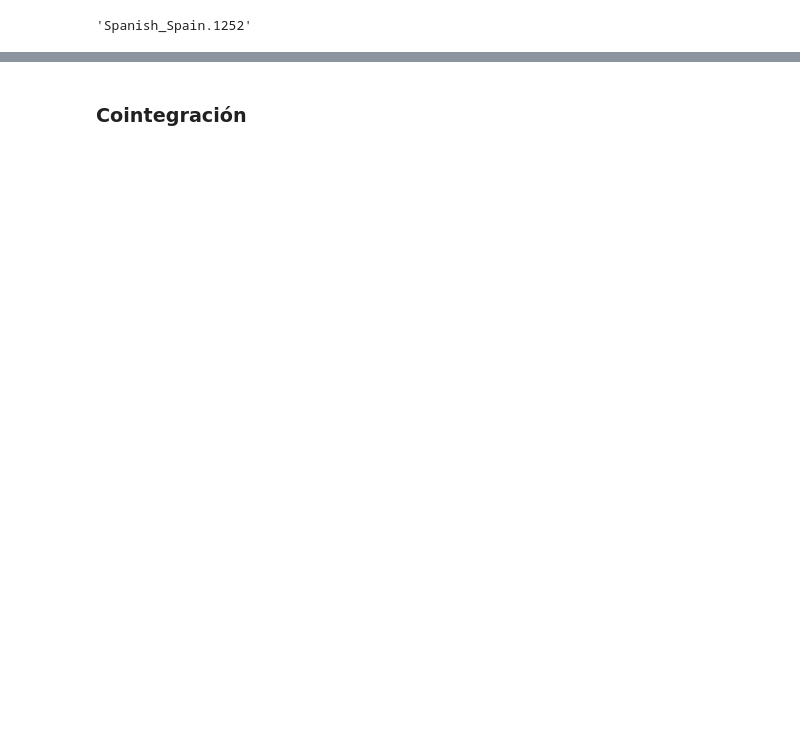
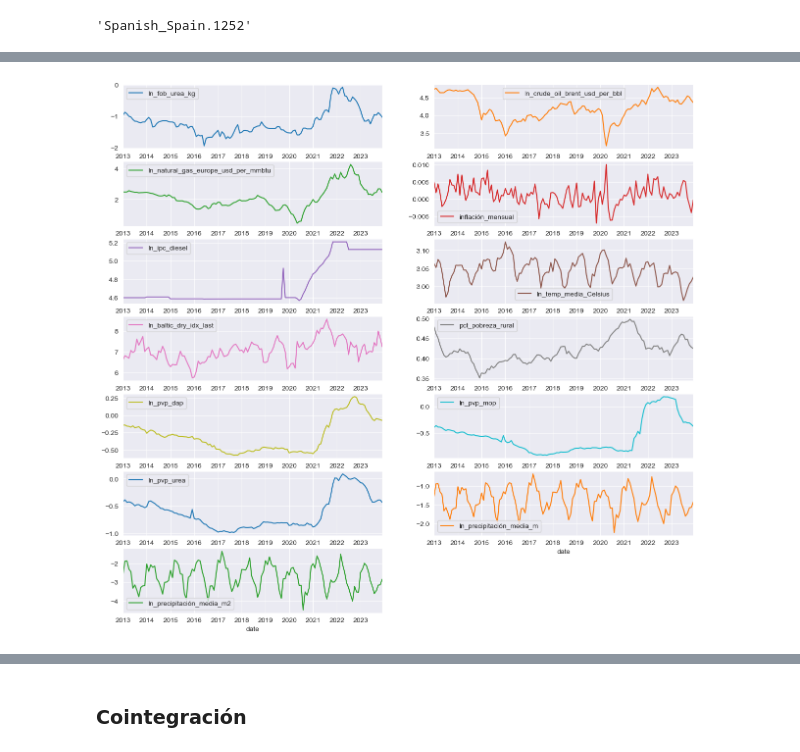
Before and after one commit to IFTrejoM/time-series-fertilizer-price-predictor, a Jupyter notebook: modelo_regresión.ipynb, the cells around one changed output, grey strips where cells are left out. Saved outputs shown, nothing was run; the diff lists cells and outputs as text; code cells hidden in the pictures; blank space fills up the shorter version.

```diff
--- a/modelo_regresión.ipynb
+++ b/modelo_regresión.ipynb
@@ -41,0 +46,8 @@ memory usage: 14.4 KB
+# %%
+df_sin_na = df_sin_na.rename(
+    columns={
+        "fosfato diamónico 18-46-0":"pvp_dap",
+        "muriato de potasio 0-0-60":"pvp_mop",
+        "urea 46-0-0":"pvp_urea"
+        }
+    )
@@ -42 +156,13 @@ memory usage: 14.4 KB
+# %%
+num_de_filas = ((ln_data.shape[1] + 1) // 2)
+
+ln_data.plot(
+    subplots=True,
+    layout=(num_de_filas, 2), # filas, columnas
+    figsize=(15, 2 * num_de_filas),
+    sharex=False
+    )
+plt.show()
+# %% [output]
+[figure, added]
 # %%
```
Also changed, not shown: parts of 36 cells of this notebook, 7 other files.
